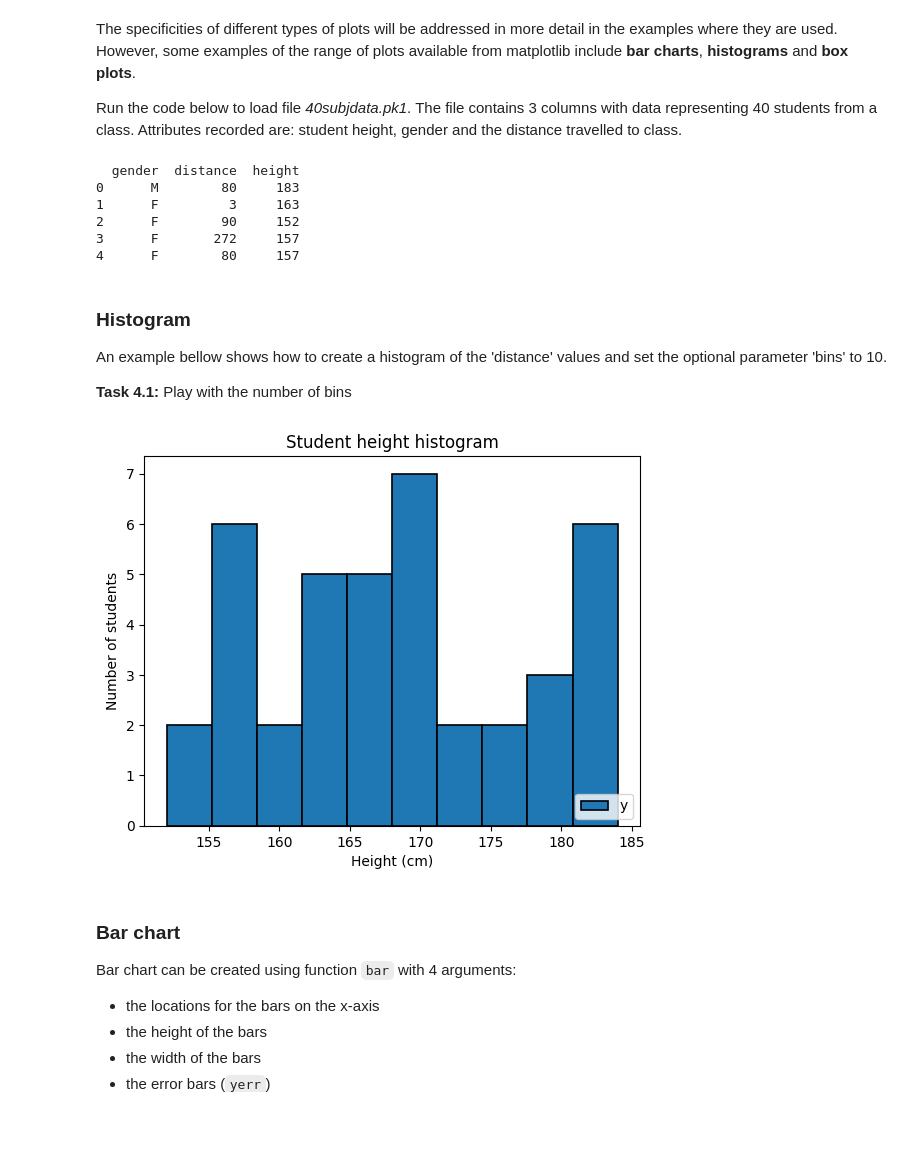
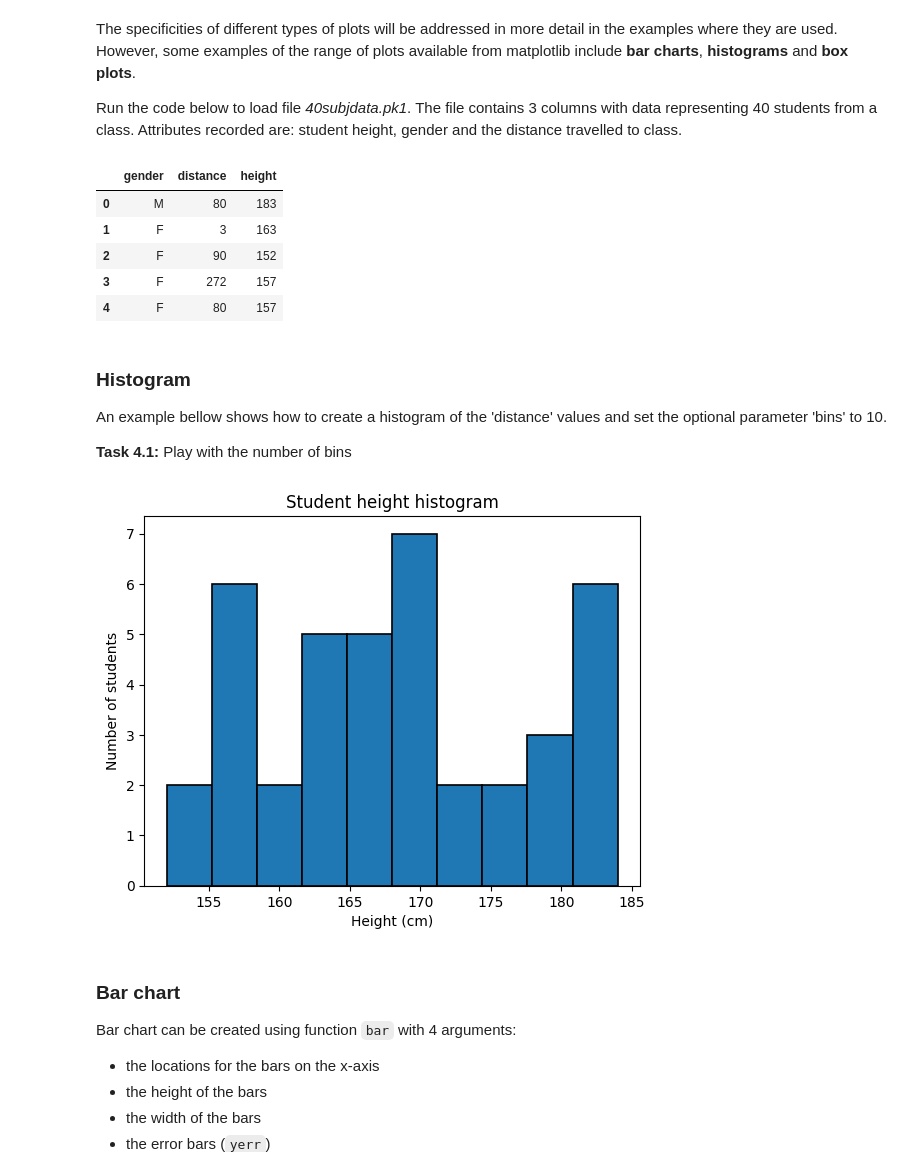
Before and after one commit to MaralAminpour/ML-BME-UofA, a Jupyter notebook: Week-1-Python-programming/1.5_Matplotlib.ipynb, the cells around one changed output. Drawn from its saved outputs; the diff is of its cells as text; code cells hidden in the pictures; blank space fills up the shorter version.

```diff
--- a/Week-1-Python-programming/1.5_Matplotlib.ipynb
+++ b/Week-1-Python-programming/1.5_Matplotlib.ipynb
@@ -275,24 +275,24 @@ Run the code below to load file *40subjdata.pk1*. The file contains 3 columns wi
 import pandas as pd
 
 # Load data
-df = pd.read_pickle('40subjdata.pkl')
+df = pd.read_pickle('data/40subjdata.pkl')
 
 # Inspect data with head()
-print(df.head())
+display(df.head())
 
 # Extract height data
-heights = df['heights']
+heights = df['height']
 
 # Select all heights for female, and all heights for males
 girls_height = df['height'][df['gender']=='F']
 boys_height  = df['height'][df['gender']=='M']
 # %% [output]
-  gender  distance  height
-0      M        80     183
-1      F         3     163
-2      F        90     152
-3      F       272     157
-4      F        80     157
+|  | gender | distance | height |
+| 0 | M | 80 | 183 |
+| 1 | F | 3 | 163 |
+| 2 | F | 90 | 152 |
+| 3 | F | 272 | 157 |
+| 4 | F | 80 | 157 |
 # %% [markdown]
 ### Histogram
 
@@ -302,21 +302,18 @@ __Task 4.1:__ Play with the number of bins
 # %%
 ### Task 4.1
 plt.hist(heights, bins=10, edgecolor='black', linewidth=1.2)
 # The edgecolor and linewidth parameters will add an outline to the histogram bars
 
 # Labels
 plt.xlabel('Height (cm)')
 plt.ylabel('Number of students')
 
-# Legend
-plt.legend(['y', 'y_2'], loc='lower right')
-
 # Title
 plt.title('Student height histogram')
 
 plt.show()
 # %% [output]
-[figure, old version]
+[figure, new version]
 # %% [markdown]
 ### Bar chart
 
```
Also changed, not shown: parts of 4 cells of this notebook, 4 other files.
